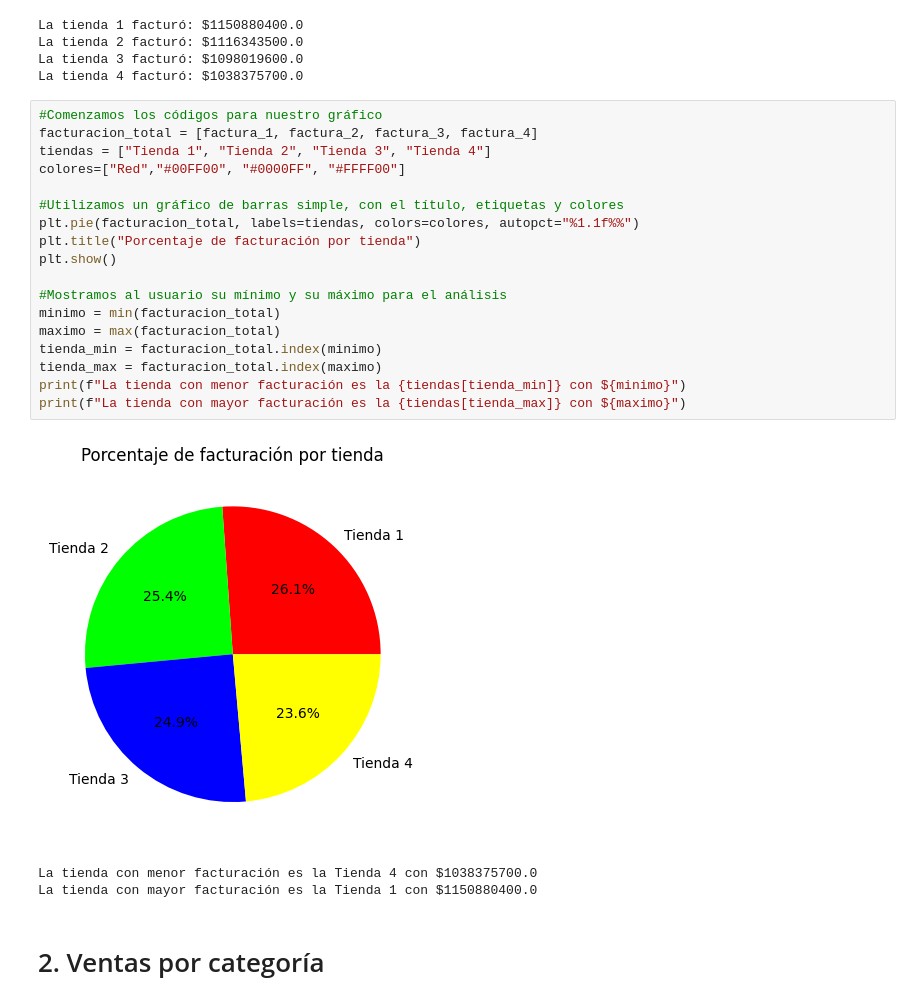
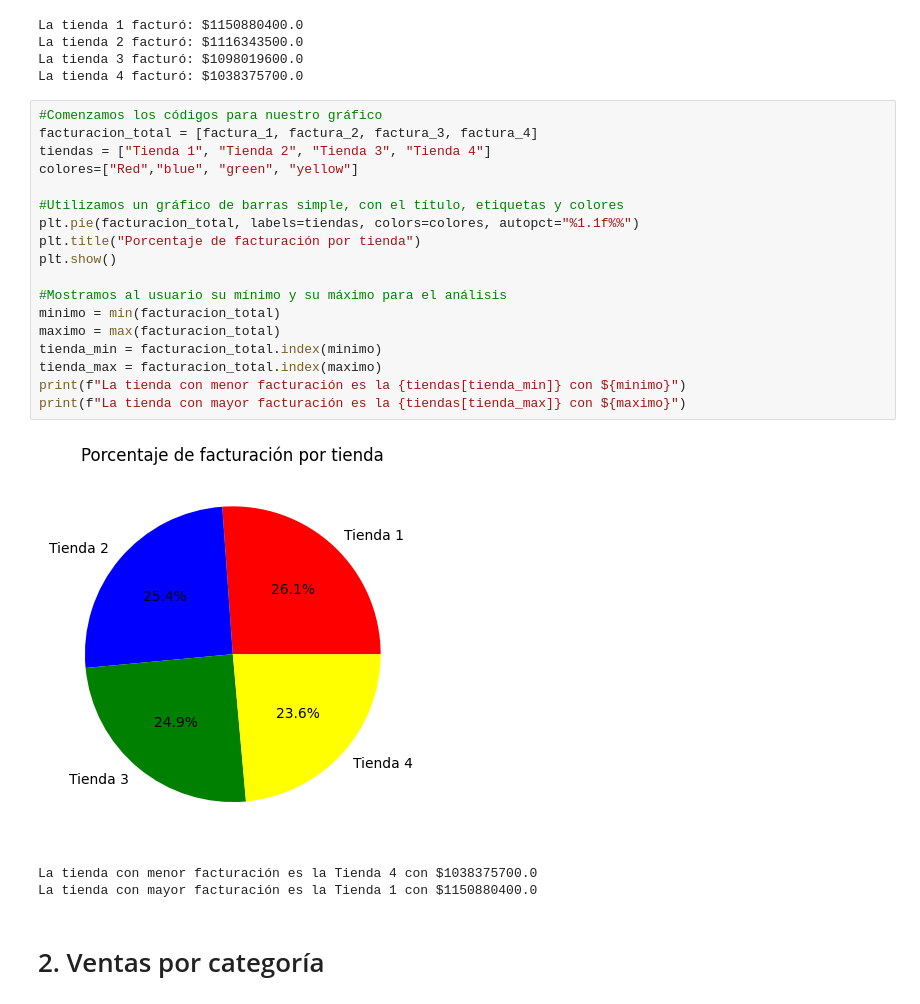
Before and after one commit to BARS182002/Alura_Store, a Jupyter notebook: AluraStoreBARS.ipynb, the cells around one changed output. Saved outputs shown, nothing was run; the diff lists cells and outputs as text.

```diff
--- a/AluraStoreBARS.ipynb
+++ b/AluraStoreBARS.ipynb
@@ -44,23 +44,23 @@ La tienda 4 facturó: $1038375700.0
 # %%
 #Comenzamos los códigos para nuestro gráfico
 facturacion_total = [factura_1, factura_2, factura_3, factura_4]
 tiendas = ["Tienda 1", "Tienda 2", "Tienda 3", "Tienda 4"]
-colores=["Red","#00FF00", "#0000FF", "#FFFF00"]
+colores=["Red","blue", "green", "yellow"]
 
 #Utilizamos un gráfico de barras simple, con el título, etiquetas y colores
 plt.pie(facturacion_total, labels=tiendas, colors=colores, autopct="%1.1f%%")
 plt.title("Porcentaje de facturación por tienda")
 plt.show()
 
 #Mostramos al usuario su mínimo y su máximo para el análisis
 minimo = min(facturacion_total)
 maximo = max(facturacion_total)
 tienda_min = facturacion_total.index(minimo)
 tienda_max = facturacion_total.index(maximo)
 print(f"La tienda con menor facturación es la {tiendas[tienda_min]} con ${minimo}")
 print(f"La tienda con mayor facturación es la {tiendas[tienda_max]} con ${maximo}")
 # %% [output]
-[figure, old version]
+[figure, new version]
 La tienda con menor facturación es la Tienda 4 con $1038375700.0
 La tienda con mayor facturación es la Tienda 1 con $1150880400.0
 # %% [markdown]
```
Also changed, not shown: parts of 3 cells of this notebook.
